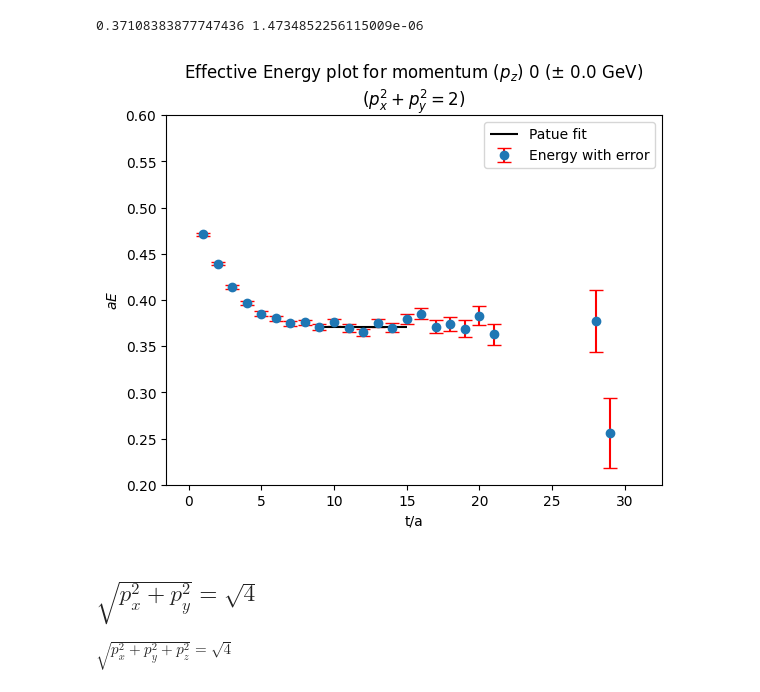
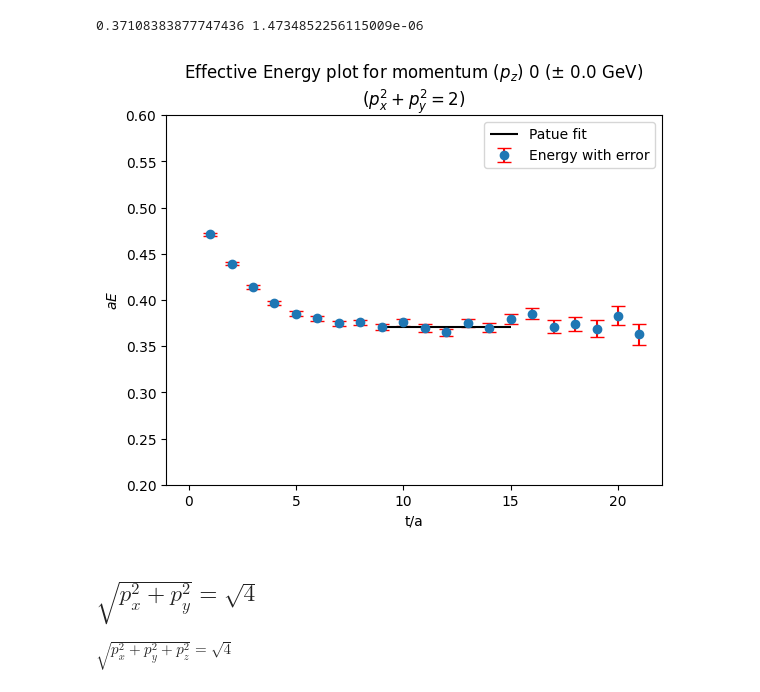
Before and after one commit to Nirban-A/The-energy-spectrum-of-the-kaon-from-Lattice-QCD, a Jupyter notebook: Analysis2.ipynb, the cells around one changed output. Cells and saved outputs as stored; diff of their text form; code cells hidden in the pictures.

```diff
--- a/Analysis2.ipynb
+++ b/Analysis2.ipynb
@@ -91,17 +91,17 @@ print(platue_p0, platue_error_p0)
 # %% [output]
 0.37108383877747436 1.4734852256115009e-06
 # %%
-n=32
+n=25
 plt.title("Effective Energy plot for momentum ($p_z$) 0 (\u00B1 0.0 GeV)\n($p_x^2+p_y^2=2$)")
 plt.errorbar(np.arange(len(Energy_p0[:n])),Energy_p0[:n],yerr=Energy_error_p0[:n],fmt='o', ecolor='r', capsize=5,label="Energy with error")
 plt.hlines(platue_p0,low,high,color='k', label="Patue fit")
 plt.legend(loc="upper right")
 plt.xlabel("t/a")
 plt.ylabel("$aE$")
 plt.ylim(0.2,0.6)
 plt.show()
 # %% [output]
-[figure, old version]
+[figure, new version]
 # %% [markdown]
 ## $\sqrt{p_x^2+p_y^2} = \sqrt{4}$
 $\sqrt{p_x^2+p_y^2+p_z^2} = \sqrt{4}$
```
Also changed, not shown: parts of 16 cells of this notebook.
